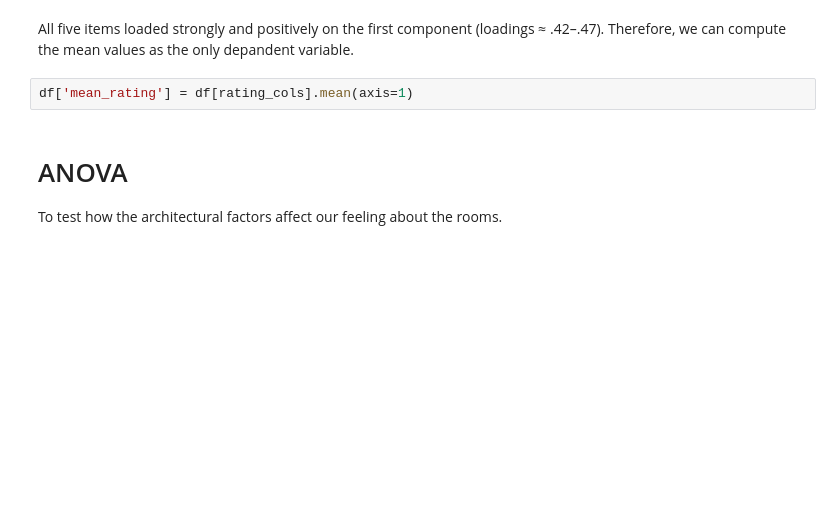
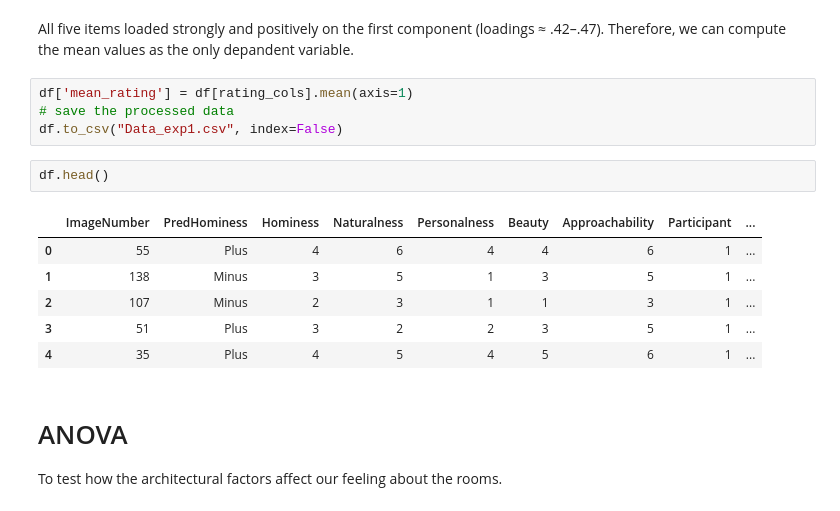
Before and after one commit to PsyYang/NeuroArchitecture, a Jupyter notebook: exploratory_analysis.ipynb, the cells around one changed output. Cells and saved outputs as stored; diff of their text form; blank space fills up the shorter version.

```diff
--- a/exploratory_analysis.ipynb
+++ b/exploratory_analysis.ipynb
@@ -215,6 +235,17 @@ plt.show()
 All five items loaded strongly and positively on the first component (loadings ≈ .42–.47). Therefore, we can compute the mean values as the only depandent variable.
 # %%
 df['mean_rating'] = df[rating_cols].mean(axis=1)
+# save the processed data
+df.to_csv("Data_exp1.csv", index=False)
+# %%
+df.head()
+# %% [output]
+|  | ImageNumber | PredHominess | Hominess | Naturalness | Personalness | Beauty | Approachability | Participant | ... |
+| 0 | 55 | Plus | 4 | 6 | 4 | 4 | 6 | 1 | ... |
+| 1 | 138 | Minus | 3 | 5 | 1 | 3 | 5 | 1 | ... |
+| 2 | 107 | Minus | 2 | 3 | 1 | 1 | 3 | 1 | ... |
+| 3 | 51 | Plus | 3 | 2 | 2 | 3 | 5 | 1 | ... |
+| 4 | 35 | Plus | 4 | 5 | 4 | 5 | 6 | 1 | ... |
 # %% [markdown]
 # ANOVA
 
```
Also changed, not shown: parts of 7 cells of this notebook.
